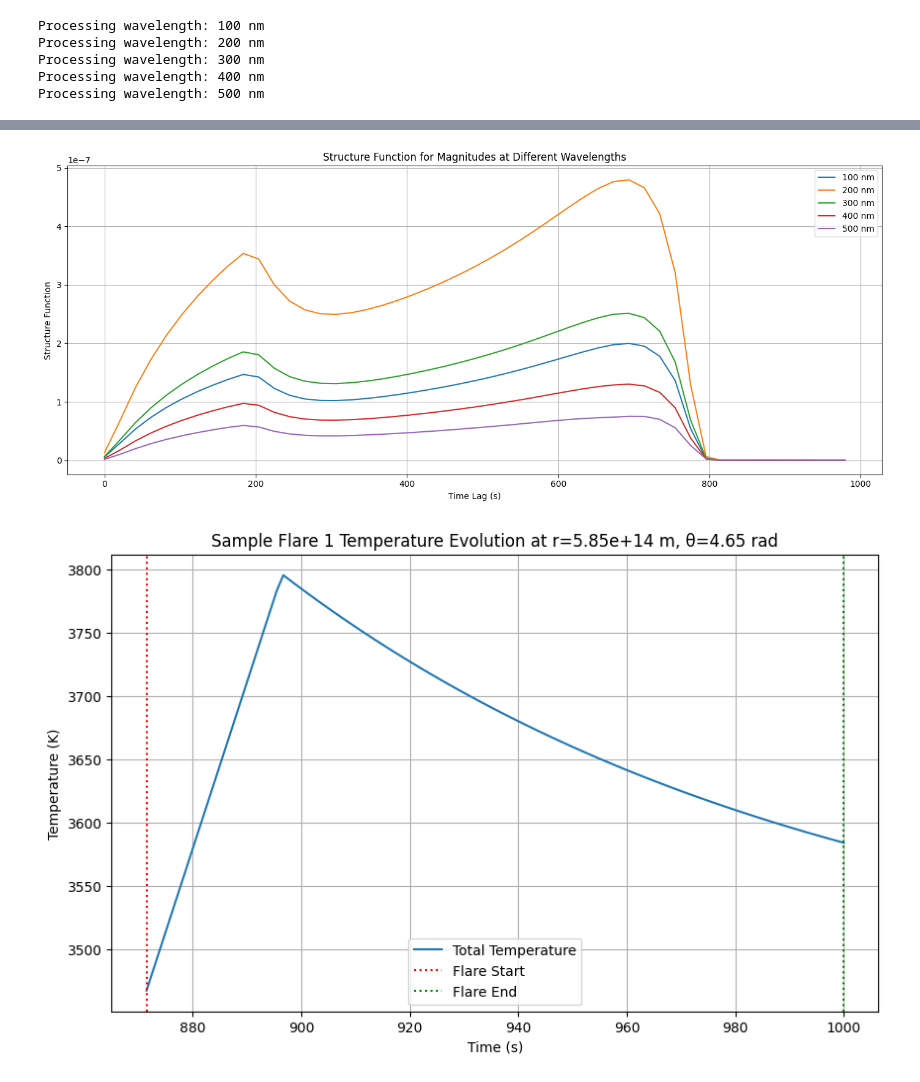
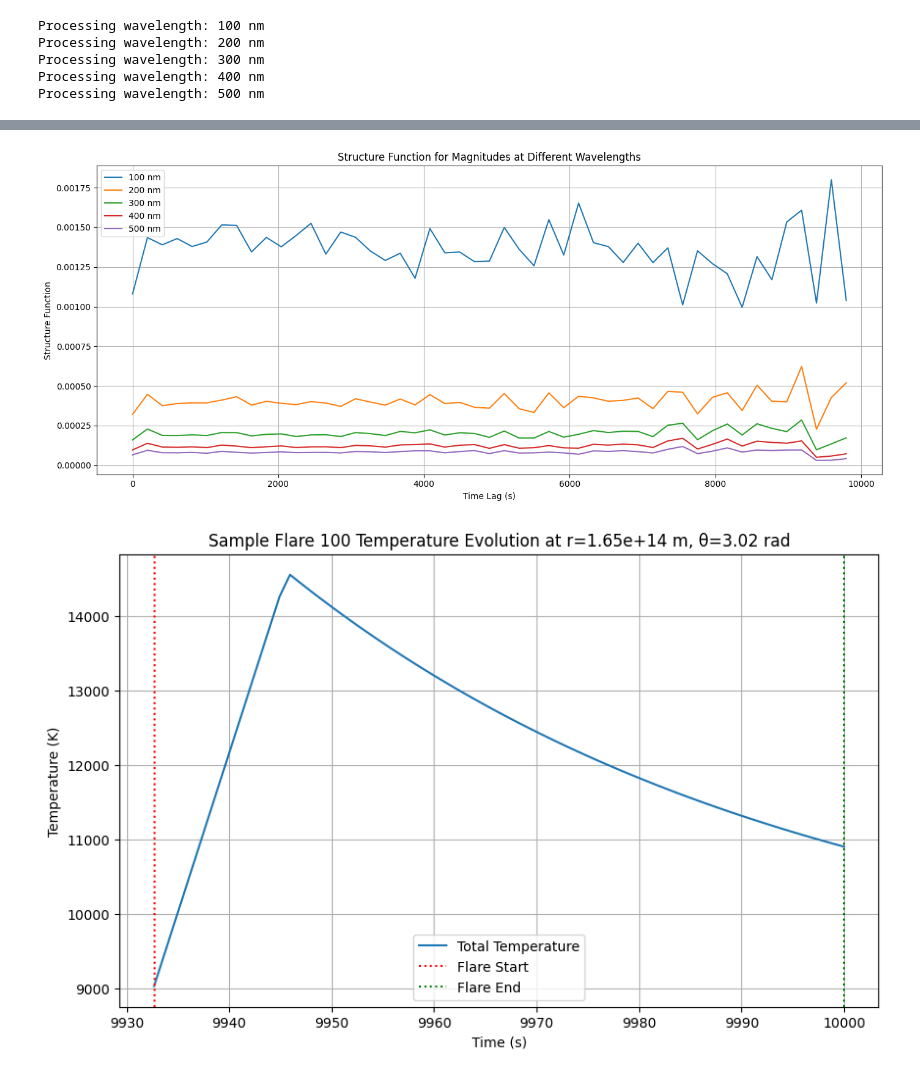
Before and after one commit to 221Shaurya/AGN_variability, a Jupyter notebook: color_evolution.ipynb, the cells around one changed output, grey strips where cells are left out. Saved outputs shown, nothing was run; the diff lists cells and outputs as text; code cells hidden in the pictures.

```diff
--- a/color_evolution.ipynb
+++ b/color_evolution.ipynb
@@ -28,15 +28,15 @@ R_out_factor = 100  # Outer radius factor in terms of ISCO
 
 # Time Setup
 warm_up_time = 200          # Warm-up time (seconds)
-total_simulation_time = 1000  # Total simulation time (seconds)
-time_points = 1000       # Number of time points
+total_simulation_time = 10000  # Total simulation time (seconds)
+time_points = 10000       # Number of time points
 
 # Flare Parameters
-num_flares = 3  # Number of flares
+num_flares = 1000  # Number of flares
 
 # Flare Temperature Increase Factors
 flare_temp_increase_min = 1     # Minimum temperature increase factor
-flare_temp_increase_max = 1.1   # Maximum temperature increase factor
+flare_temp_increase_max = 1.99  # Maximum temperature increase factor
 flare_temp_increase_power_law_index = 1.5  # Power-law index
 
 # Flare Durations
@@ -346,6 +346,7 @@ for idx, wavelength in enumerate(wavelengths):
     plt.plot(lag_bins, sf, label=f'{int(wavelength*1e9)} nm')
 
 plt.xlabel('Time Lag (s)')
+#plt.yscale('log')
 plt.ylabel('Structure Function')
 plt.title('Structure Function for Magnitudes at Different Wavelengths')
 plt.legend()
@@ -353,7 +354,7 @@ plt.grid(True)
 plt.tight_layout()
 plt.show()
 # %% [output]
-[figure, old version]
+[figure, new version]
 # %%
 # Cell 28: Visualize Sample Flare Function (Optional)
 def visualize_sample_flare(i=0):
@@ -408,6 +409,6 @@ def visualize_sample_flare(i=0):
     plt.show()
 # %%
 # Cell 29: Visualize a Sample Flare
-visualize_sample_flare(i=1)
+visualize_sample_flare(i=100)
 # %% [output]
-[figure, old version]
+[figure, new version]
```
Also changed, not shown: parts of 3 cells of this notebook.
